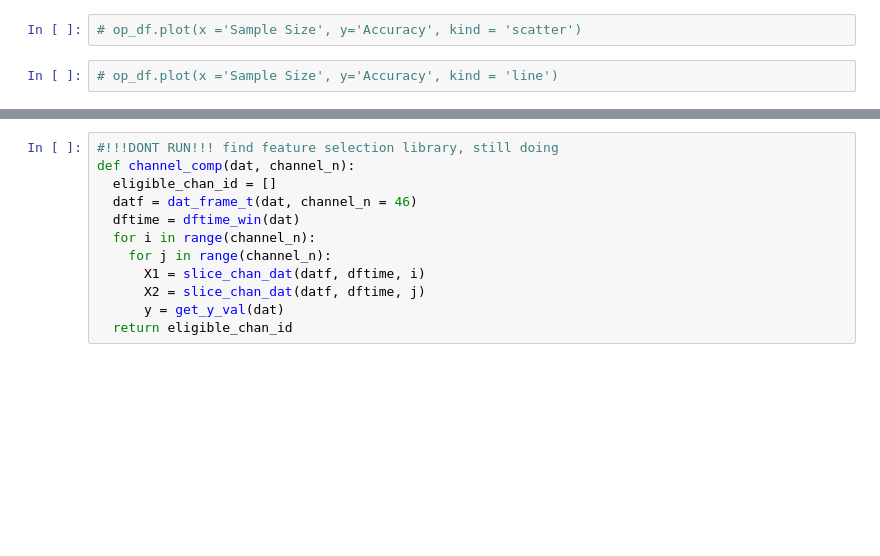
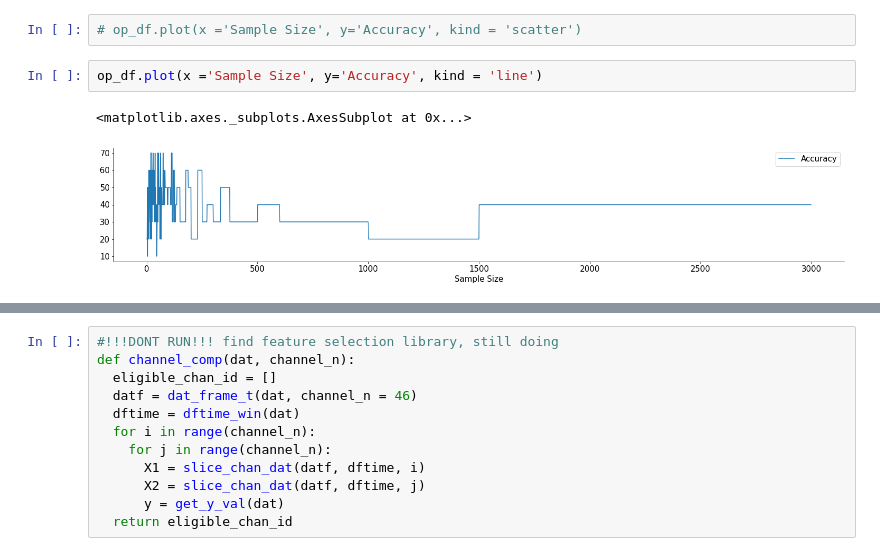
Before and after one commit to TugaAhmed/ECoG_motor_imagery, a Jupyter notebook: projects/ECoG/code/ECoG_workflow.ipynb, the cells around one changed output, grey strips where cells are left out. Saved outputs shown, nothing was run; the diff lists cells and outputs as text; blank space fills up the shorter version.

```diff
--- a/projects/ECoG/code/ECoG_workflow.ipynb
+++ b/projects/ECoG/code/ECoG_workflow.ipynb
@@ -193,7 +213,10 @@ for i in range(1,x.shape[1]):
 # %%
 # op_df.plot(x ='Sample Size', y='Accuracy', kind = 'scatter')
 # %%
-# op_df.plot(x ='Sample Size', y='Accuracy', kind = 'line')
+op_df.plot(x ='Sample Size', y='Accuracy', kind = 'line')
+# %% [output]
+<matplotlib.axes._subplots.AxesSubplot at 0x...>
+[figure, added]
 # %%
 # test get_max_row
 get_max_row(op_df)
```
Also changed, not shown: parts of 19 cells of this notebook.
